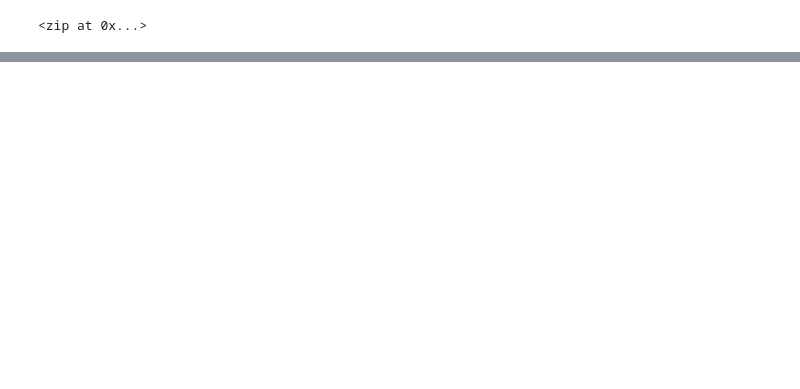
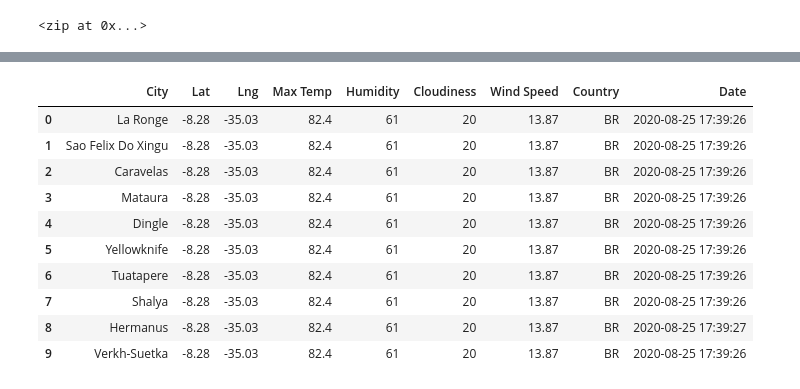
Before and after one commit to AnnieShaffer/World_Weather_Analysis, a Jupyter notebook: WeatherPy.ipynb, the cells around one changed output, grey strips where cells are left out. Cells and saved outputs as stored; diff of their text form; code cells hidden in the pictures; blank space fills up the shorter version.

Commit message:
Modifying .gitignore and adding WeatherPy

```diff
--- a/WeatherPy.ipynb
+++ b/WeatherPy.ipynb
@@ -5,0 +13,4 @@ from citipy import citipy
+# %%
+# Starting URL for Weather Map API Call
+url = "http://api.openweathermap.org/data/2.5/weather?units=Imperial&APPID=72507afc9de717437b6555b2efaba1b1&q=Cabo"
+print(url)
@@ -32,0 +124,16 @@ len(cities)
+# %%
+# Convert the array of dictionaries to a Pandas DataFrame
+city_data_df = pd.DataFrame(city_data)
+city_data_df.head(10)
+# %% [output]
+|  | City | Lat | Lng | Max Temp | Humidity | Cloudiness | Wind Speed | Country | Date |
+| 0 | La Ronge | -8.28 | -35.03 | 82.4 | 61 | 20 | 13.87 | BR | 2020-08-25 17:39:26 |
+| 1 | Sao Felix Do Xingu | -8.28 | -35.03 | 82.4 | 61 | 20 | 13.87 | BR | 2020-08-25 17:39:26 |
+| 2 | Caravelas | -8.28 | -35.03 | 82.4 | 61 | 20 | 13.87 | BR | 2020-08-25 17:39:26 |
+| 3 | Mataura | -8.28 | -35.03 | 82.4 | 61 | 20 | 13.87 | BR | 2020-08-25 17:39:26 |
+| 4 | Dingle | -8.28 | -35.03 | 82.4 | 61 | 20 | 13.87 | BR | 2020-08-25 17:39:26 |
+| 5 | Yellowknife | -8.28 | -35.03 | 82.4 | 61 | 20 | 13.87 | BR | 2020-08-25 17:39:26 |
+| 6 | Tuatapere | -8.28 | -35.03 | 82.4 | 61 | 20 | 13.87 | BR | 2020-08-25 17:39:26 |
+| 7 | Shalya | -8.28 | -35.03 | 82.4 | 61 | 20 | 13.87 | BR | 2020-08-25 17:39:26 |
+| 8 | Hermanus | -8.28 | -35.03 | 82.4 | 61 | 20 | 13.87 | BR | 2020-08-25 17:39:27 |
+| 9 | Verkh-Suetka | -8.28 | -35.03 | 82.4 | 61 | 20 | 13.87 | BR | 2020-08-25 17:39:26 |
```
Also changed, not shown: parts of 7 cells of this notebook, 3 other files.
